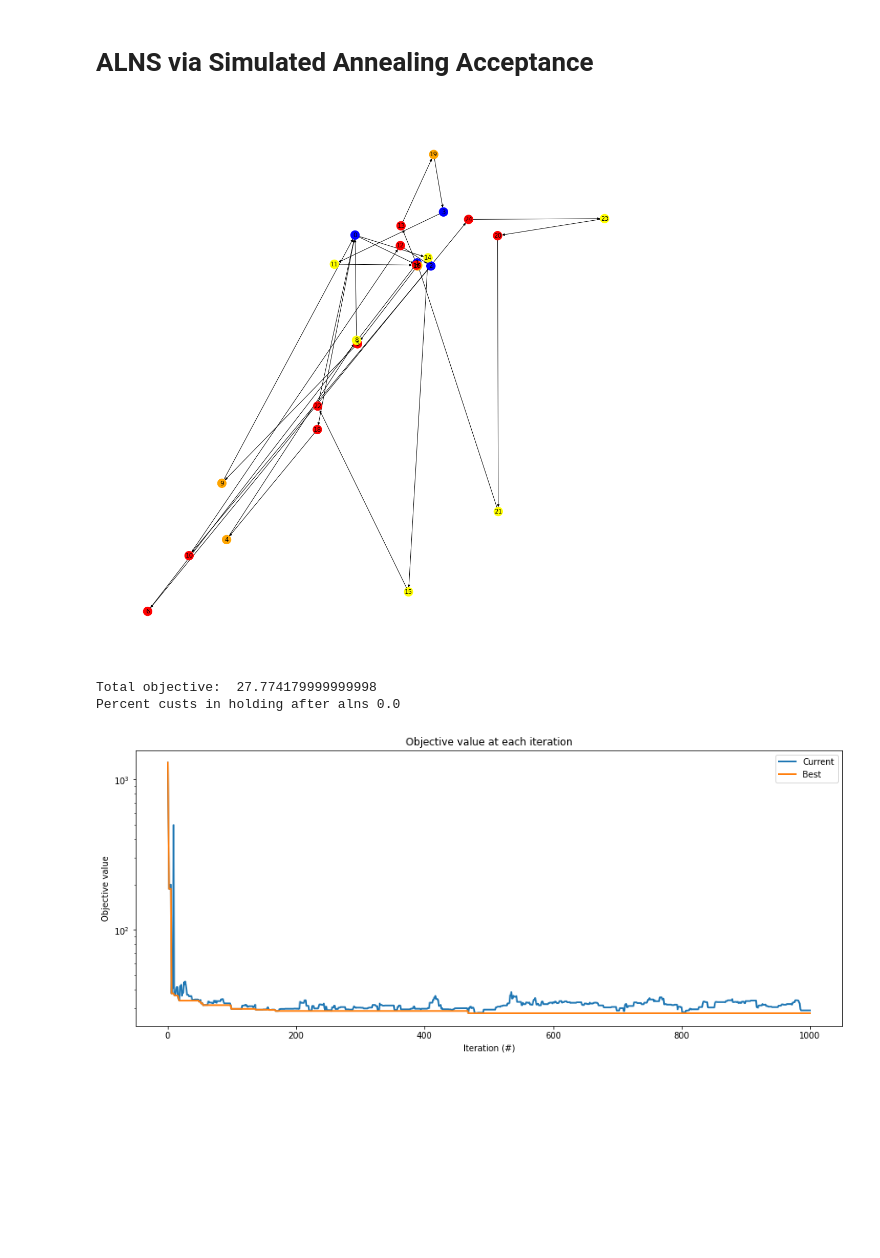
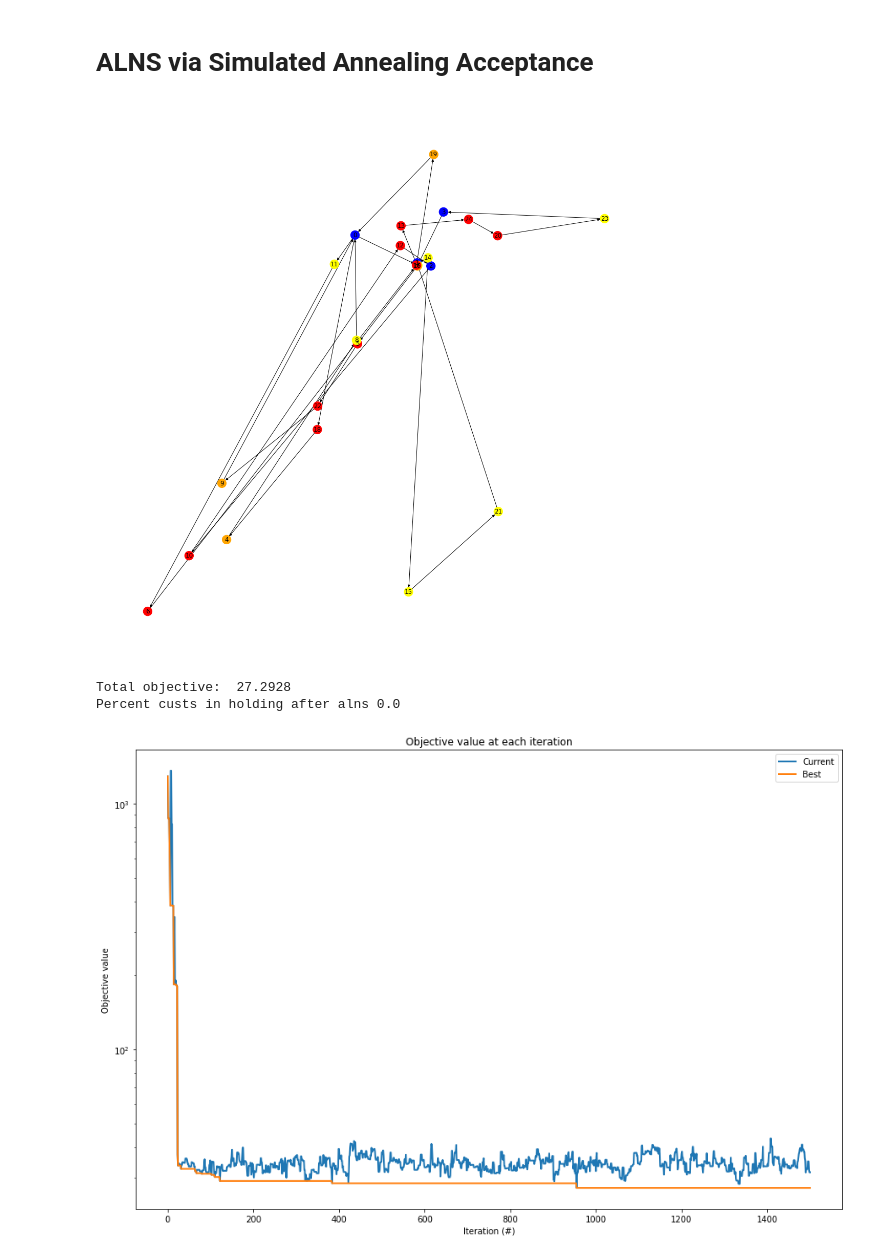
Before and after one commit to ChristophBleyer/ALNS, a Jupyter notebook: examples/Routing Optimization.ipynb, the cells around one changed output. Drawn from its saved outputs; the diff is of its cells as text; code cells hidden in the pictures; blank space fills up the shorter version.

```diff
--- a/examples/Routing Optimization.ipynb
+++ b/examples/Routing Optimization.ipynb
@@ -79,29 +80,30 @@ alns = ALNS()
 alns.add_destroy_operator(randomRemoval)
 alns.add_destroy_operator(distancedBasedWorstRemoval)
 alns.add_destroy_operator(timeBasedWorstRemoval)
+alns.add_destroy_operator(relatedRemoval)
 alns.add_repair_operator(greedyInsertion)
 alns.add_repair_operator(k_regretInsertion)
-criterion = SimulatedAnnealing(10000, 1, 0.75, method = "exponential")
+criterion = SimulatedAnnealing(10000, 5, 0.8, method = "exponential")
 
-result = alns.iterate(solution, [2, 1.5, 1, 0.5], 0.8, criterion, iterations=1000, collect_stats=True)
+result = alns.iterate(solution, [2, 1.5, 1, 0.5], 0.8, criterion, iterations=1500, collect_stats=True)
 
 optimized = result.best_state
 
 Graph = optimized.toGraph()
 # %% [output]
-[figure, old version]
+[figure, new version]
 # %%
 print("Total objective: ", optimized.objective())
 print("Percent custs in holding after alns",  len(optimized.unassignedRequests)/len(p.demand))
 # %% [output]
-Total objective:  27.774179999999998
+Total objective:  27.2928
 Percent custs in holding after alns 0.0
 # %%
-_, ax = plt.subplots(figsize=(15, 6))
+_, ax = plt.subplots(figsize=(15, 10))
 ax.set_yscale('log')
 result.plot_objectives(ax=ax, lw=2)
 # %% [output]
-[figure, old version]
+[figure, new version]
 # %%
 figure = plt.figure("operator_counts", figsize=(14, 6))
 figure.subplots_adjust(bottom=0.15, hspace=.5)
```
Also changed, not shown: parts of 5 cells of this notebook, 3 other files.
